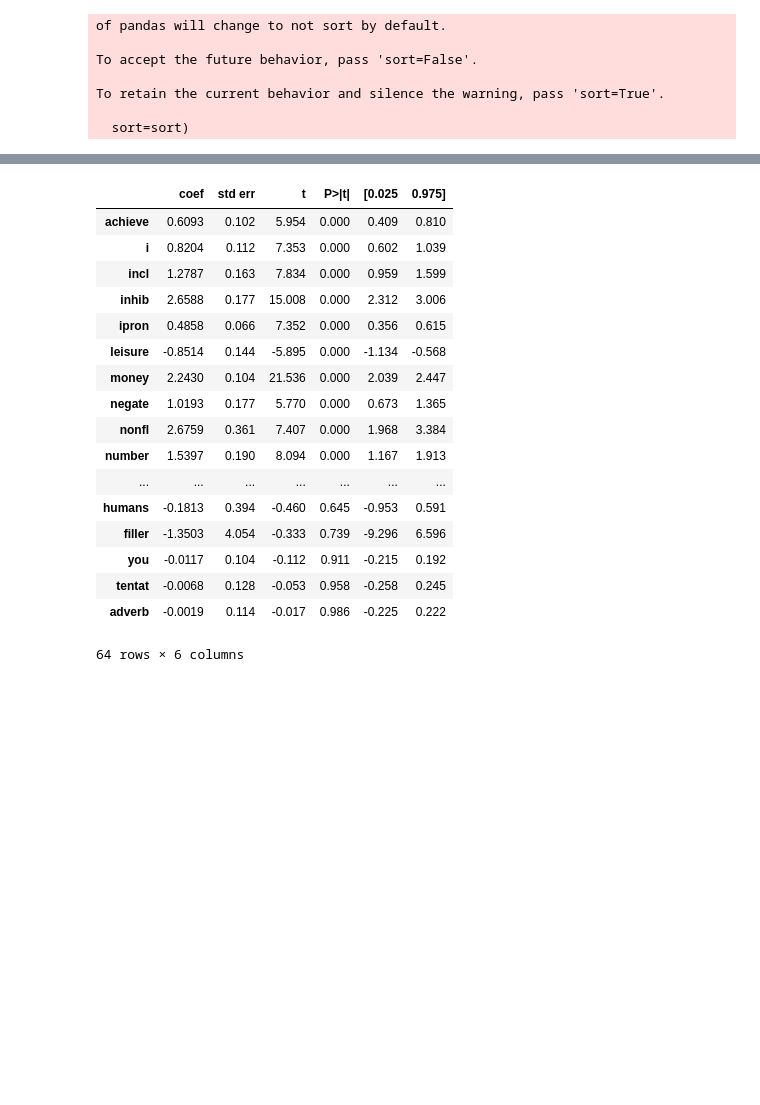
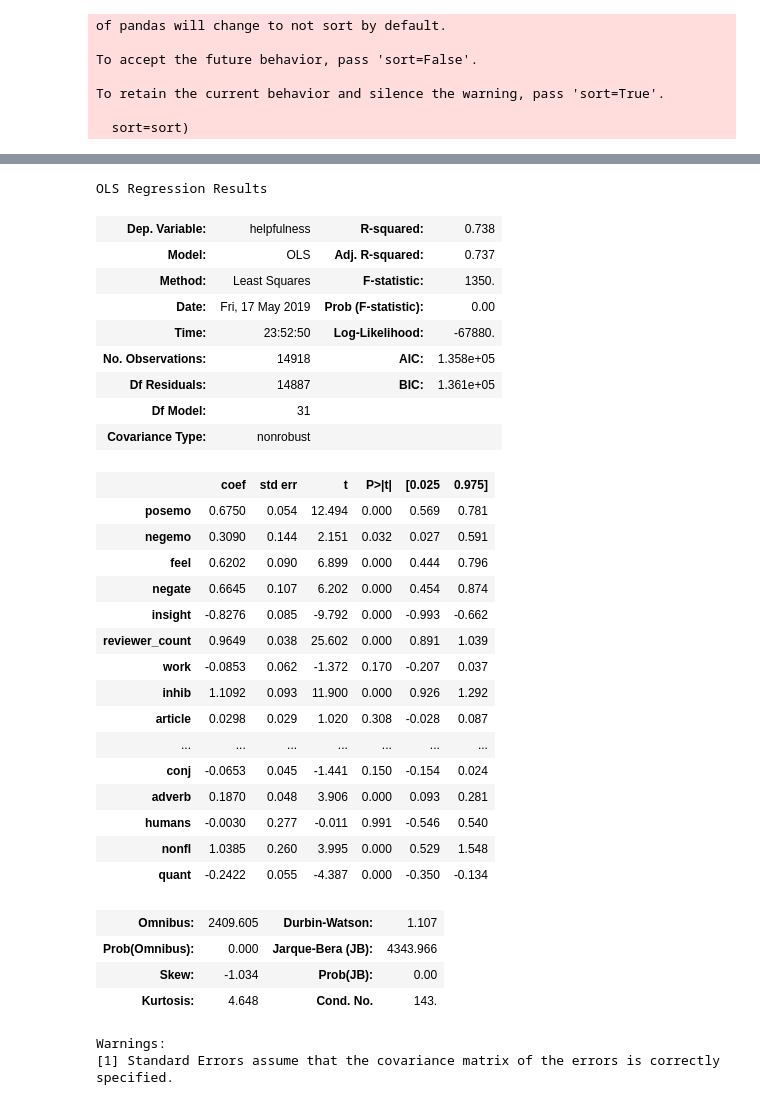
Before and after one commit to shrutih17/AmazonReviews, a Jupyter notebook: Project741.ipynb, the cells around one changed output, grey strips where cells are left out. Cells and saved outputs as stored; diff of their text form; code cells hidden in the pictures; blank space fills up the shorter version.

```diff
--- a/Project741.ipynb
+++ b/Project741.ipynb
@@ -324,7 +384,7 @@ df3=df2
 # %%
-X = df2.drop(['helpfulness','rid','pid'],axis=1)
+X = df3.drop(['helpfulness'],axis=1)
 
-Y = df2['helpfulness']
+Y = df3['helpfulness']
 # %%
 df_final.shape
 # %%
@@ -334,0 +488,2 @@ Y=Y.fillna(0)
+# %%
+X1 = X[['posemo', 'negemo', 'feel', 'negate','insight', 'reviewer_count', 'work', 'inhib', 'article', 'summary_word_count', 'we', 'family', 'they', 'anx', 'number', 'see', 'sexual', 'anger', 'sad', 'i', 'tentat', 'excl', 'preps', 'ingest', 'bio', 'percept', 'conj', 'adverb', 'humans', 'nonfl', 'quant']]
@@ -335,3 +514,3 @@ Y=Y.fillna(0)
 # %%
-model = sm.OLS(Y, X).fit()
-predictions = model.predict(X)
+model = sm.OLS(Y, X1).fit()
+predictions = model.predict(X1)
@@ -375,23 +517,39 @@ strong multicollinearity problems or that the design matrix is singular.
+# %%
+result = model.summary()
+result
+# %% [output]
+OLS Regression Results
+| Dep. Variable: | helpfulness | R-squared: | 0.738 |
+| Model: | OLS | Adj. R-squared: | 0.737 |
+| Method: | Least Squares | F-statistic: | 1350. |
+| Date: | Fri, 17 May 2019 | Prob (F-statistic): | 0.00 |
+| Time: | 23:52:50 | Log-Likelihood: | -67880. |
+| No. Observations: | 14918 | AIC: | 1.358e+05 |
+| Df Residuals: | 14887 | BIC: | 1.361e+05 |
+| Df Model: | 31 |  |  |
+| Covariance Type: | nonrobust |  |  |
+|  | coef | std err | t | P>|t| | [0.025 | 0.975] |
+| posemo | 0.6750 | 0.054 | 12.494 | 0.000 | 0.569 | 0.781 |
+| negemo | 0.3090 | 0.144 | 2.151 | 0.032 | 0.027 | 0.591 |
+| feel | 0.6202 | 0.090 | 6.899 | 0.000 | 0.444 | 0.796 |
+| negate | 0.6645 | 0.107 | 6.202 | 0.000 | 0.454 | 0.874 |
+| insight | -0.8276 | 0.085 | -9.792 | 0.000 | -0.993 | -0.662 |
+| reviewer_count | 0.9649 | 0.038 | 25.602 | 0.000 | 0.891 | 1.039 |
+| work | -0.0853 | 0.062 | -1.372 | 0.170 | -0.207 | 0.037 |
+| inhib | 1.1092 | 0.093 | 11.900 | 0.000 | 0.926 | 1.292 |
+| article | 0.0298 | 0.029 | 1.020 | 0.308 | -0.028 | 0.087 |
+| ... | ... | ... | ... | ... | ... | ... |
+| conj | -0.0653 | 0.045 | -1.441 | 0.150 | -0.154 | 0.024 |
+| adverb | 0.1870 | 0.048 | 3.906 | 0.000 | 0.093 | 0.281 |
+| humans | -0.0030 | 0.277 | -0.011 | 0.991 | -0.546 | 0.540 |
+| nonfl | 1.0385 | 0.260 | 3.995 | 0.000 | 0.529 | 1.548 |
+| quant | -0.2422 | 0.055 | -4.387 | 0.000 | -0.350 | -0.134 |
+| Omnibus: | 2409.605 | Durbin-Watson: | 1.107 |
+| Prob(Omnibus): | 0.000 | Jarque-Bera (JB): | 4343.966 |
+| Skew: | -1.034 | Prob(JB): | 0.00 |
+| Kurtosis: | 4.648 | Cond. No. | 143. |
+Warnings:
+[1] Standard Errors assume that the covariance matrix of the errors is correctly specified.
 # %%
 results_as_html = result.tables[1].as_html()
 result1 = pd.read_html(results_as_html, header=0, index_col=0)[0].sort_values(by= ['P>|t|'])
-result1
-# %% [output]
-|  | coef | std err | t | P>|t| | [0.025 | 0.975] |
-| achieve | 0.6093 | 0.102 | 5.954 | 0.000 | 0.409 | 0.810 |
-| i | 0.8204 | 0.112 | 7.353 | 0.000 | 0.602 | 1.039 |
-| incl | 1.2787 | 0.163 | 7.834 | 0.000 | 0.959 | 1.599 |
-| inhib | 2.6588 | 0.177 | 15.008 | 0.000 | 2.312 | 3.006 |
-| ipron | 0.4858 | 0.066 | 7.352 | 0.000 | 0.356 | 0.615 |
-| leisure | -0.8514 | 0.144 | -5.895 | 0.000 | -1.134 | -0.568 |
-| money | 2.2430 | 0.104 | 21.536 | 0.000 | 2.039 | 2.447 |
-| negate | 1.0193 | 0.177 | 5.770 | 0.000 | 0.673 | 1.365 |
-| nonfl | 2.6759 | 0.361 | 7.407 | 0.000 | 1.968 | 3.384 |
-| number | 1.5397 | 0.190 | 8.094 | 0.000 | 1.167 | 1.913 |
-| ... | ... | ... | ... | ... | ... | ... |
-| humans | -0.1813 | 0.394 | -0.460 | 0.645 | -0.953 | 0.591 |
-| filler | -1.3503 | 4.054 | -0.333 | 0.739 | -9.296 | 6.596 |
-| you | -0.0117 | 0.104 | -0.112 | 0.911 | -0.215 | 0.192 |
-| tentat | -0.0068 | 0.128 | -0.053 | 0.958 | -0.258 | 0.245 |
-| adverb | -0.0019 | 0.114 | -0.017 | 0.986 | -0.225 | 0.222 |
-64 rows × 6 columns
```
Also changed, not shown: parts of 23 cells of this notebook.
